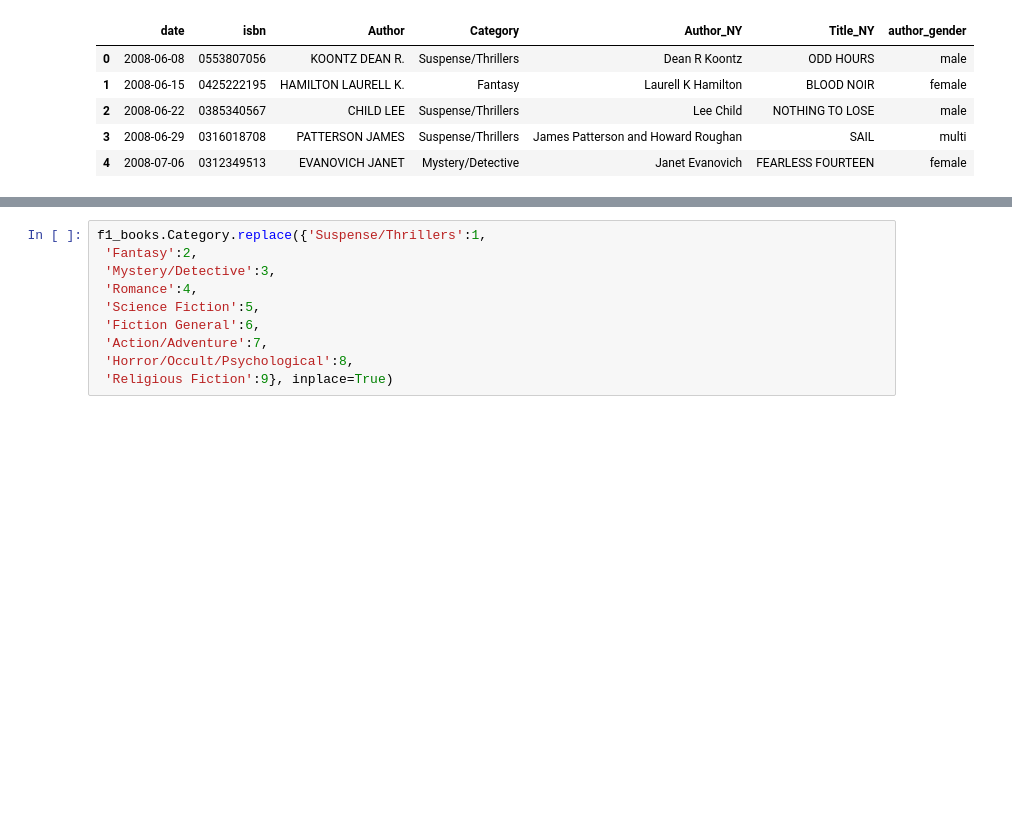
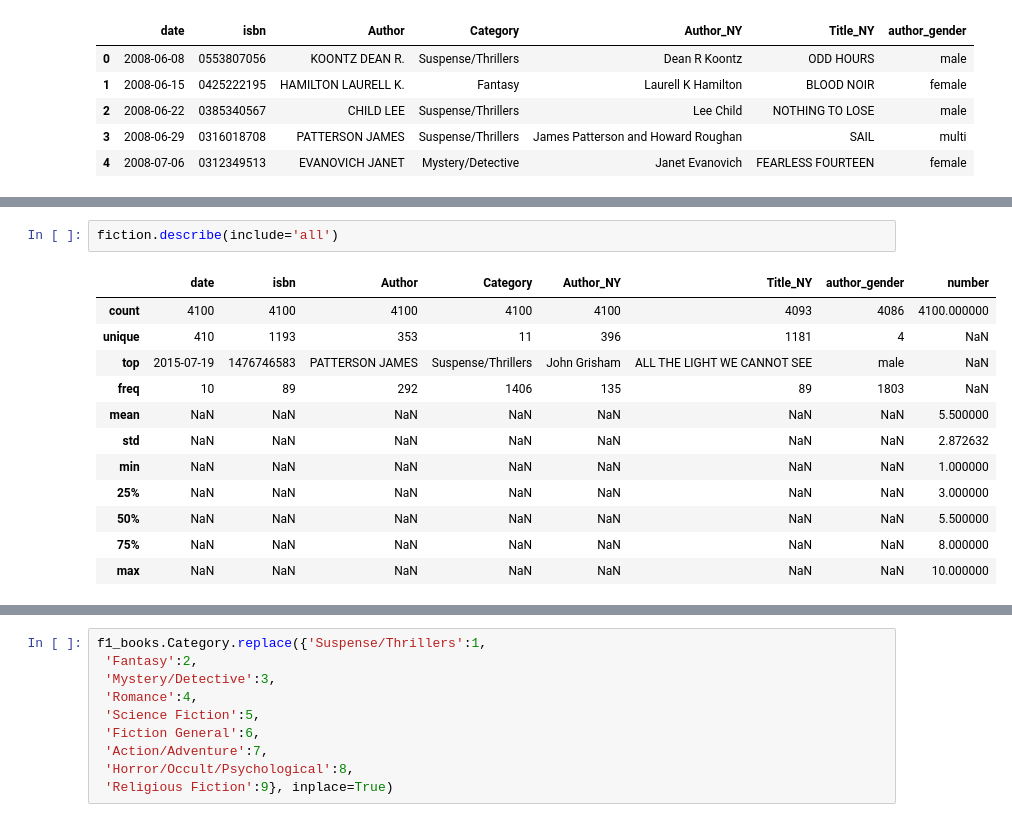
Before and after one commit to krsmith/DS1-Sprint1-Project-NYTimesBooks, a Jupyter notebook: Books_2.ipynb, the cells around one changed output, grey strips where cells are left out. Saved outputs shown, nothing was run; the diff lists cells and outputs as text; blank space fills up the shorter version.

```diff
--- a/Books_2.ipynb
+++ b/Books_2.ipynb
@@ -108 +260,16 @@ n1_books.head()
+# %%
+fiction.describe(include='all')
+# %% [output]
+|  | date | isbn | Author | Category | Author_NY | Title_NY | author_gender | number |
+| count | 4100 | 4100 | 4100 | 4100 | 4100 | 4093 | 4086 | 4100.000000 |
+| unique | 410 | 1193 | 353 | 11 | 396 | 1181 | 4 | NaN |
+| top | 2015-07-19 | 1476746583 | PATTERSON JAMES | Suspense/Thrillers | John Grisham | ALL THE LIGHT WE CANNOT SEE | male | NaN |
+| freq | 10 | 89 | 292 | 1406 | 135 | 89 | 1803 | NaN |
+| mean | NaN | NaN | NaN | NaN | NaN | NaN | NaN | 5.500000 |
+| std | NaN | NaN | NaN | NaN | NaN | NaN | NaN | 2.872632 |
+| min | NaN | NaN | NaN | NaN | NaN | NaN | NaN | 1.000000 |
+| 25% | NaN | NaN | NaN | NaN | NaN | NaN | NaN | 3.000000 |
+| 50% | NaN | NaN | NaN | NaN | NaN | NaN | NaN | 5.500000 |
+| 75% | NaN | NaN | NaN | NaN | NaN | NaN | NaN | 8.000000 |
+| max | NaN | NaN | NaN | NaN | NaN | NaN | NaN | 10.000000 |
 # %%
```
Also changed, not shown: parts of 27 cells of this notebook.
